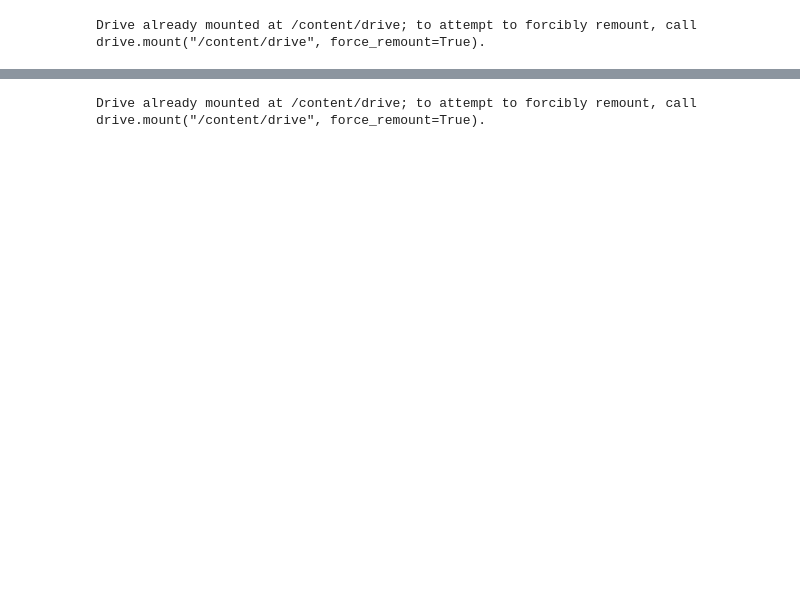
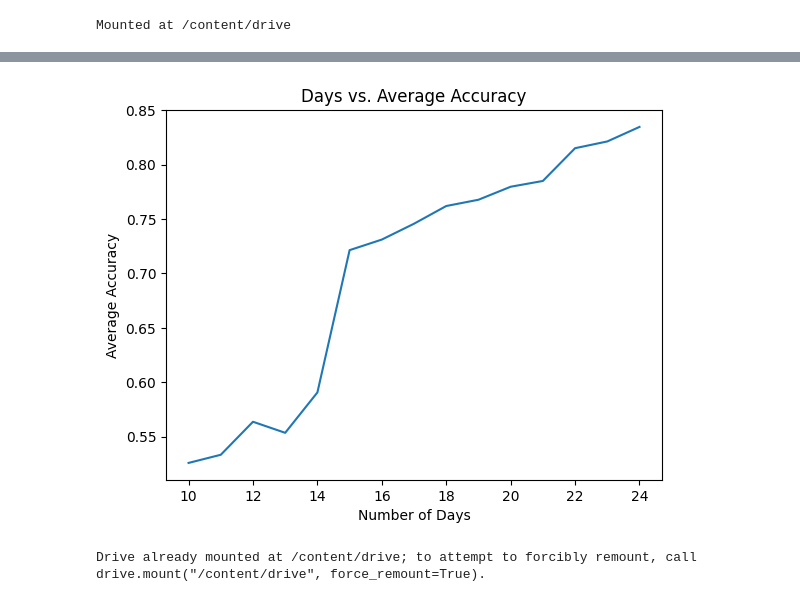
Before and after one commit to Matin-M/StatAnalysis-Predictor, a Jupyter notebook: Models/lstm.ipynb, the cells around one changed output, grey strips where cells are left out. Cells and saved outputs as stored; diff of their text form; code cells hidden in the pictures; blank space fills up the shorter version.

Commit message:
LSTM-MRK

```diff
--- a/Models/lstm.ipynb
+++ b/Models/lstm.ipynb
@@ -2,8 +2,8 @@
 import pandas as pd
 from google.colab import drive
 drive.mount('/content/drive')
-technical_indicators_scaled = pd.read_csv('/content/drive/My Drive/technical_indicators_scaled.csv', index_col=0)
-ticker_data = pd.read_csv('/content/drive/My Drive/ticker_data.csv', index_col=0)
+technical_indicators_scaled_day = pd.read_csv('/content/drive/My Drive/technical_indicators_scaled_day.csv', index_col=0)
+ticker_data_day = pd.read_csv('/content/drive/My Drive/ticker_data_day.csv', index_col=0)
 # %% [output]
-Drive already mounted at /content/drive; to attempt to forcibly remount, call drive.mount("/content/drive", force_remount=True).
+Mounted at /content/drive
 # %%
@@ -25,32 +25,36 @@ from tensorflow.keras.models import Sequential
 from tensorflow.keras.layers import LSTM, Dense, Dropout
 from tensorflow.keras.optimizers import Adam
 from sklearn.metrics import accuracy_score, classification_report
+from sklearn.feature_selection import SelectKBest, mutual_info_classif
+import matplotlib.pyplot as plt
 
-d_values = list(range(1, 15))  # Test different values of d
+d_values = list(range(10, 25))  # Test different values of d
 best_d, best_model, best_accuracy, best_report = None, None, 0, None
+accuracy_results = []
 
 for d in d_values:
     # Label the data using the current value of d
-    technical_indicators_scaled['Label'] = 0
-    for idx in range(len(technical_indicators_scaled)):
-        binary_label = label_data_fixed_days(idx, d, ticker_data['Close'], binary=True)
+    technical_indicators_scaled_day['Label'] = 0
+    for idx in range(len(technical_indicators_scaled_day)):
+        binary_label = label_data_fixed_days(idx, d, ticker_data_day['Close'], binary=True)
         if binary_label is not None:
-            technical_indicators_scaled.loc[technical_indicators_scaled.index[idx], 'Label'] = binary_label
+            technical_indicators_scaled_day.loc[technical_indicators_scaled_day.index[idx], 'Label'] = binary_label
 
-    y = technical_indicators_scaled['Label'].values
-    X = technical_indicators_scaled.drop(columns=['Label'])
+    y = technical_indicators_scaled_day['Label'].values
+    X = technical_indicators_scaled_day.drop(columns=['Label'])
 
     # Remove the last d rows
     X = X.iloc[:-d]
     y = y[:-d]
 
-    # Reshape the input data into a 3D array as required by LSTM
-    n_features = X.shape[1]
-    X = X.to_numpy().reshape(-1, 1, n_features)
+    k = 7  # Select the top k features
+    selector = SelectKBest(score_func=mutual_info_classif, k=k)
+    X_kbest = selector.fit_transform(X, y)
+    X_kbest = X_kbest.reshape(-1, 1, k)  # Reshape the input data into a 3D array as required by LSTM
 
     # Define the LSTM model
     model = Sequential()
-    model.add(LSTM(units=150, activation='tanh', input_shape=(1, n_features)))
+    model.add(LSTM(units=150, activation='tanh', input_shape=(1, k)))
     model.add(Dropout(0.4))
     model.add(Dense(1, activation='sigmoid'))
     model.compile(optimizer=Adam(learning_rate=0.001), loss='binary_crossentropy', metrics=['accuracy'])
@@ -60,8 +64,8 @@ for d in d_values:
     y_true_all = []
     y_pred_all = []
 
-    for train_index, test_index in tscv.split(X):
-        X_train, X_test = X[train_index], X[test_index]
+    for train_index, test_index in tscv.split(X_kbest):
+        X_train, X_test = X_kbest[train_index], X_kbest[test_index]
         y_train, y_test = y[train_index], y[test_index]
 
         # Train the model
@@ -77,6 +81,7 @@ for d in d_values:
 
     # Calculate the average accuracy
     average_accuracy = np.mean(accuracy_scores)
+    accuracy_results.append(average_accuracy)
 
     if average_accuracy > best_accuracy:
         best_d = d
@@ -89,4 +94,11 @@ for d in d_values:
 print(f"Best d value: {best_d}, with average accuracy: {best_accuracy}")
 print("\nClassification report:")
 print(best_report)
+
+# Plot the accuracy graph
+plt.plot(d_values, accuracy_results)
+plt.xlabel("Number of Days")
+plt.ylabel("Average Accuracy")
+plt.title("Days vs. Average Accuracy")
+plt.show()
 # %% [output]
@@ -110,3 +122,4 @@ weighted avg       0.62      0.62      0.62      4120
+[figure, added]
 # %%
 from google.colab import drive
 drive.mount('/content/drive')
```
Also changed, not shown: parts of 2 cells of this notebook.
